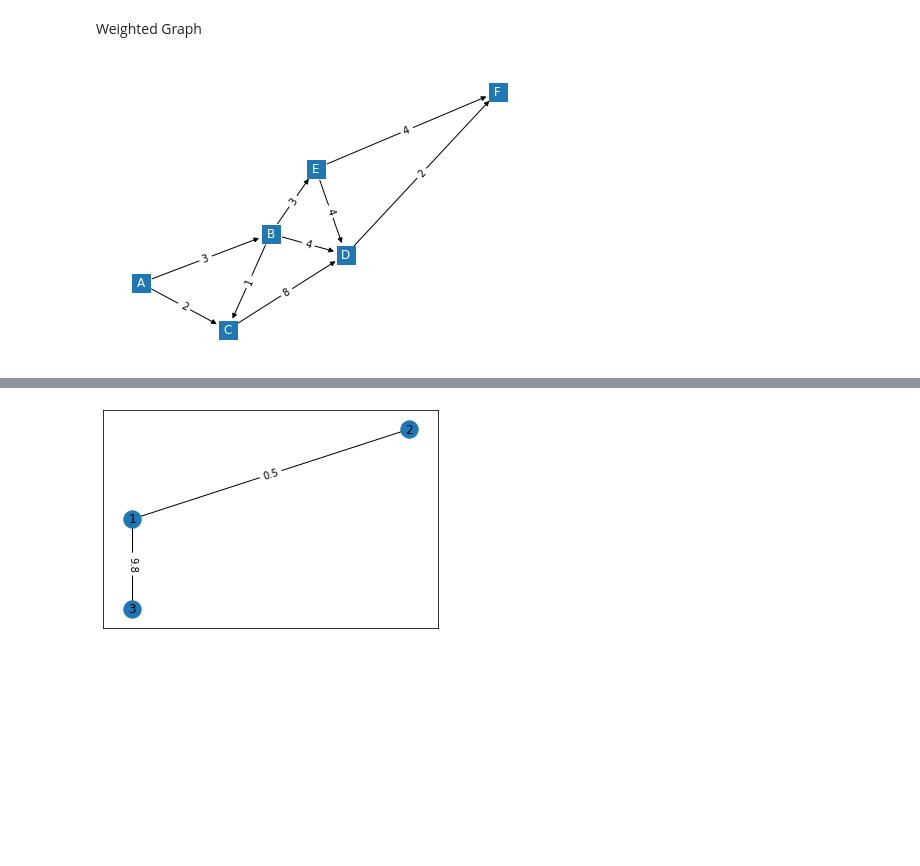
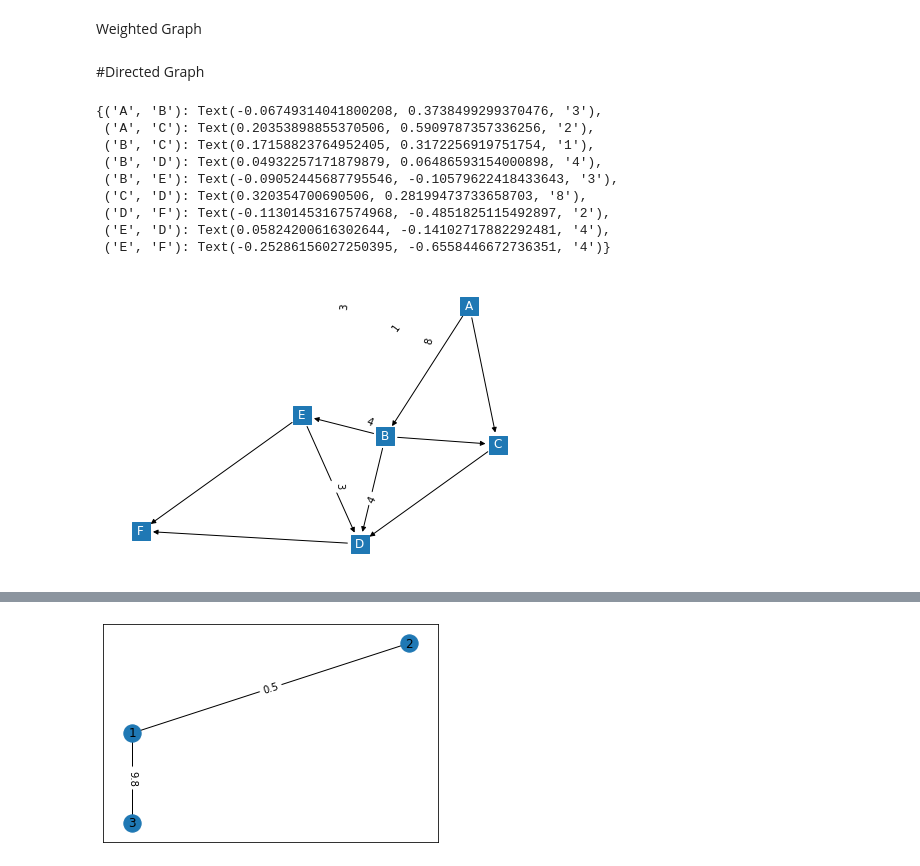
Before and after one commit to arifjamal89/Itrain-Advance-Python, a Jupyter notebook: Day_3.ipynb, the cells around one changed output, grey strips where cells are left out. Saved outputs shown, nothing was run; the diff lists cells and outputs as text; code cells hidden in the pictures; blank space fills up the shorter version.

```diff
--- a/Day_3.ipynb
+++ b/Day_3.ipynb
@@ -29,29 +31,44 @@ def show_wgraph():
     weight_labels = nx.get_edge_attributes(G,'weight')
     nx.draw(G,pos,font_color = 'white', node_shape = 's', with_labels = True,)
     output = nx.draw_networkx_edge_labels(G,pos,edge_labels=weight_labels)
+# %% [markdown]
+#Directed Graph
 # %%
+# DiGraph is for directed graph
 G = nx.DiGraph()
 
 G.add_node('A')
 G.add_node('B')
 G.add_node('C')
 G.add_node('D')
 G.add_node('E')
 G.add_node('F')
 
 G.add_edge('A', 'B', weight=3)
 G.add_edge('A', 'C', weight=2)
 G.add_edge('B', 'C', weight=1)
 G.add_edge('B', 'E', weight=3)
 G.add_edge('C', 'D', weight=8)
 G.add_edge('E', 'F', weight=4)
 G.add_edge('D', 'F', weight=2)
 G.add_edge('B', 'D', weight=4)
 G.add_edge('E', 'D', weight=4)
 
-show_wgraph()
+#show_wgraph()
+
+nx.draw(G,pos=nx.spring_layout(G),font_color = 'white', node_shape = 's', with_labels = True,)
+nx.draw_networkx_edge_labels(G,pos=nx.spring_layout(G),edge_labels=nx.get_edge_attributes(G,'weight'))
 # %% [output]
+{('A', 'B'): Text(-0.06749314041800208, 0.3738499299370476, '3'),
+ ('A', 'C'): Text(0.20353898855370506, 0.5909787357336256, '2'),
+ ('B', 'C'): Text(0.17158823764952405, 0.3172256919751754, '1'),
+ ('B', 'D'): Text(0.04932257171879879, 0.06486593154000898, '4'),
+ ('B', 'E'): Text(-0.09052445687795546, -0.10579622418433643, '3'),
+ ('C', 'D'): Text(0.320354700690506, 0.28199473733658703, '8'),
+ ('D', 'F'): Text(-0.11301453167574968, -0.4851825115492897, '2'),
+ ('E', 'D'): Text(0.05824200616302644, -0.14102717882292481, '4'),
+ ('E', 'F'): Text(-0.25286156027250395, -0.6558446672736351, '4')}
-[figure, old version]
+[figure, new version]
 # %%
 import networkx as nx
 G = nx.Graph()
```
Also changed, not shown: parts of 11 cells of this notebook.
